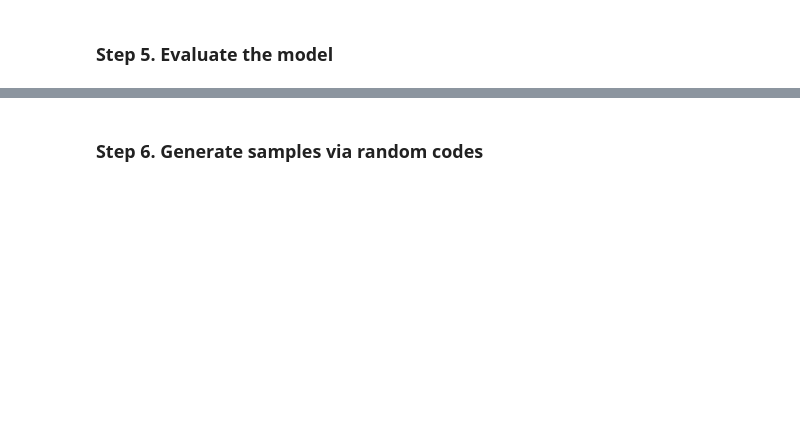
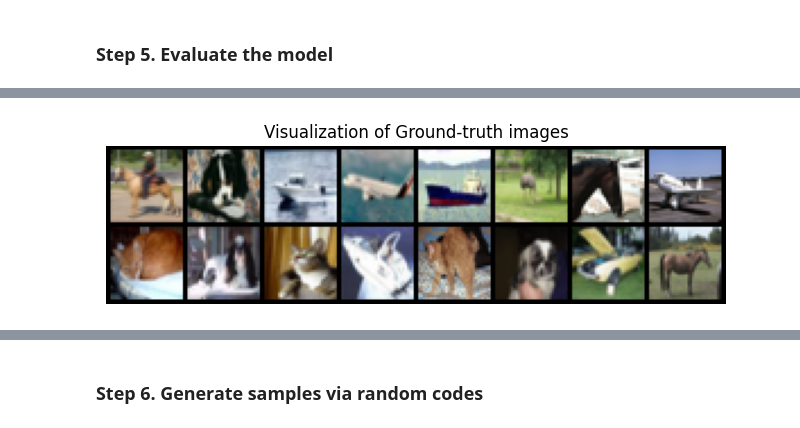
Before and after one commit to alexpvpmindustry/cryptotradr, a Jupyter notebook: 02_Vector_Quantized_Variational_AutoEncoder.ipynb, the cells around one changed output, grey strips where cells are left out. Drawn from its saved outputs; the diff is of its cells as text; code cells hidden in the pictures; blank space fills up the shorter version.

```diff
--- a/02_Vector_Quantized_Variational_AutoEncoder.ipynb
+++ b/02_Vector_Quantized_Variational_AutoEncoder.ipynb
@@ -299,0 +364,4 @@ zope.interface @ file:///C:/ci_310/zope.interface_1642113633904/work
+# %%
+draw_sample_image(x[:batch_size//2], "Ground-truth images")
+# %% [output]
+[figure, added]
```
Also changed, not shown: parts of 13 cells of this notebook.
